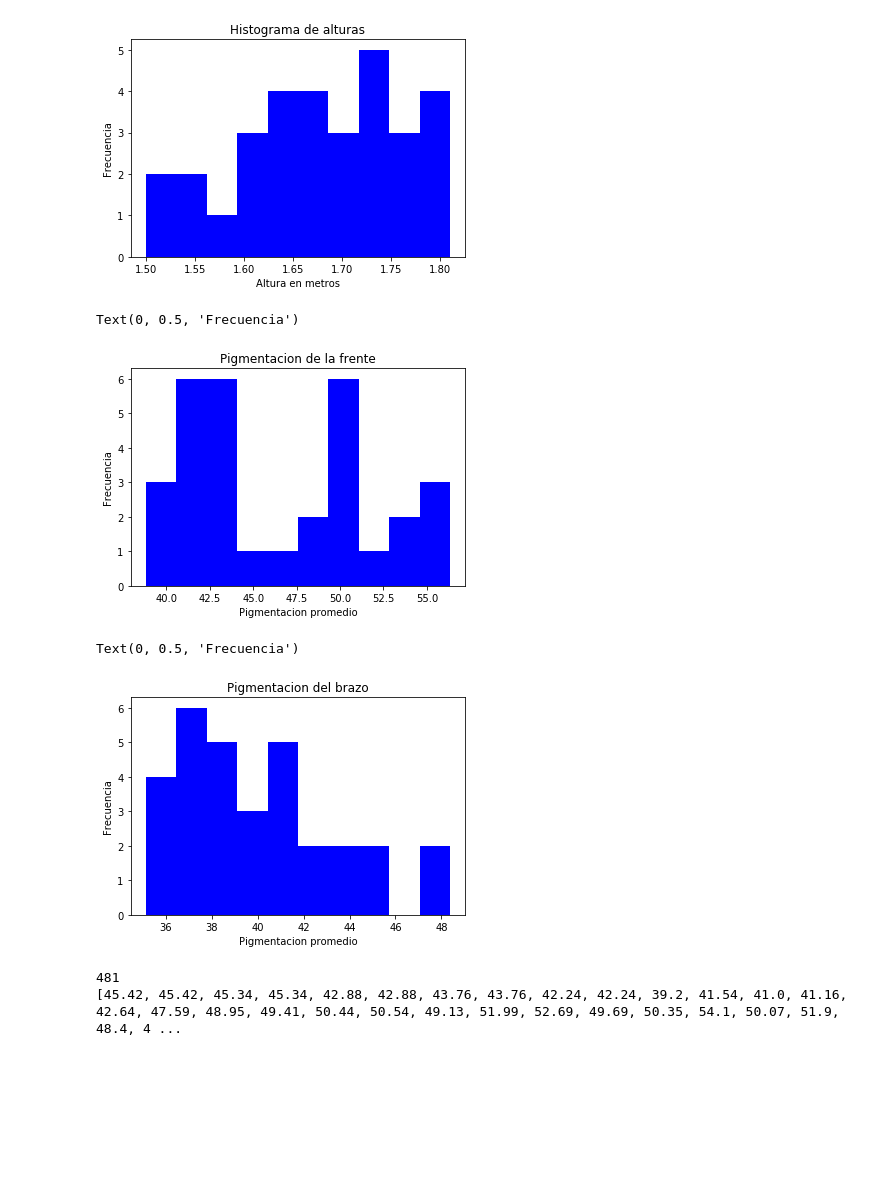
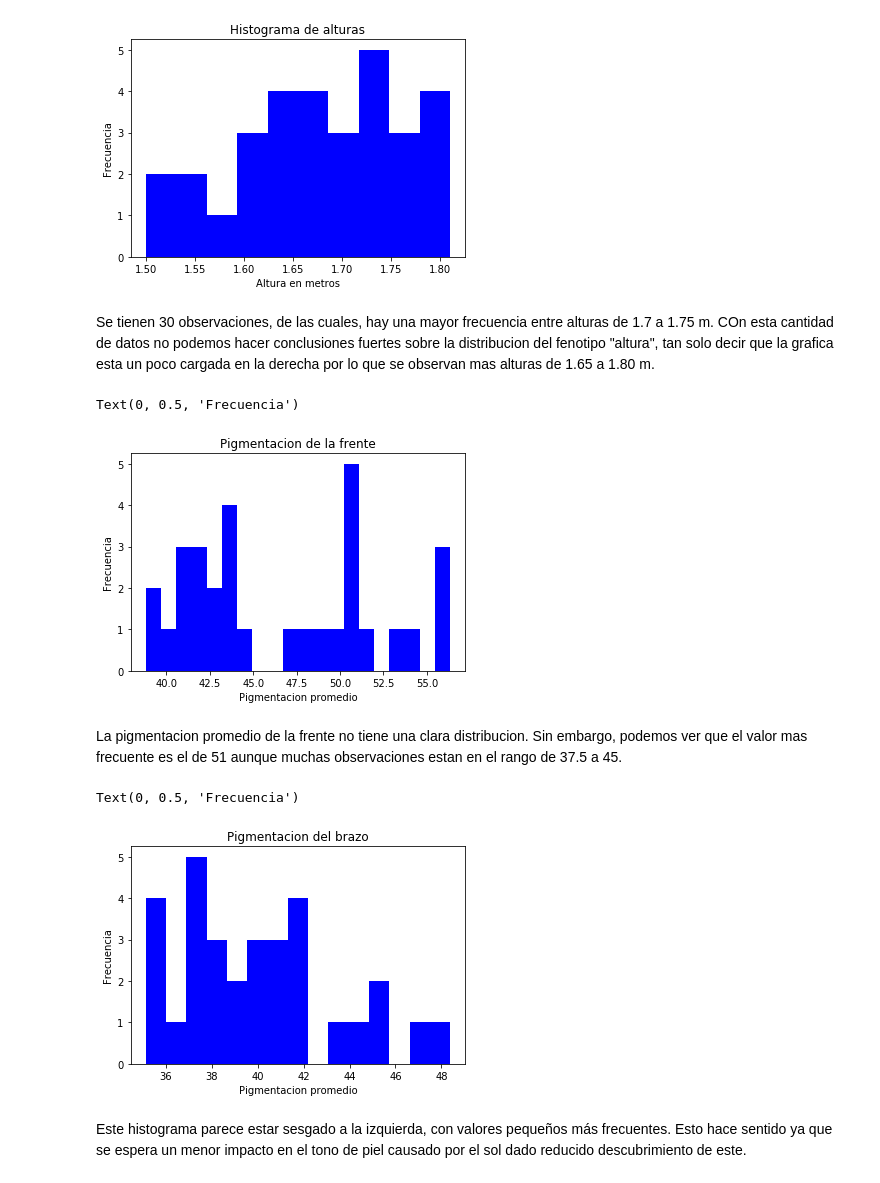
Before and after one commit to mpadilla905/db1stclass, a Jupyter notebook: Genetica_graphics.ipynb, the cells around one changed output. Cells and saved outputs as stored; diff of their text form; code cells hidden in the pictures; blank space fills up the shorter version.

Commit message:
adicion de comentarios a las graficas y boxplots de frrente y brazo individuales

```diff
--- a/Genetica_graphics.ipynb
+++ b/Genetica_graphics.ipynb
@@ -89,23 +91,36 @@ plt.ylabel("Frecuencia")
 # %% [output]
 Text(0, 0.5, 'Frecuencia')
 [figure]
+# %% [markdown]
+Se tienen 30 observaciones, de las cuales, hay una mayor frecuencia entre alturas de 1.7 a 1.75 m. COn esta cantidad de datos no podemos hacer conclusiones fuertes sobre la distribucion del fenotipo "altura", tan solo decir que la grafica esta un poco cargada en la derecha por lo que se observan mas alturas de 1.65 a 1.80 m.
 # %%
-plt.hist(frenteavg,10,facecolor='b')
+#histograma de pigmentacion de la frente
+plt.hist(frenteavg,20,facecolor='b')
 plt.title("Pigmentacion de la frente")
 plt.xlabel("Pigmentacion promedio")
 plt.ylabel("Frecuencia")
 # %% [output]
 Text(0, 0.5, 'Frecuencia')
-[figure, old version]
+[figure, new version]
+# %% [markdown]
+La pigmentacion promedio de la frente no tiene una clara distribucion. Sin embargo, podemos ver que el valor mas frecuente es el de 51 aunque muchas observaciones estan en el rango de 37.5 a 45.
 # %%
-plt.hist(brazoavg,10,facecolor='b')
+#histograma de pigmentacion del brazo
+plt.hist(brazoavg,15,facecolor='b')
 plt.title("Pigmentacion del brazo")
 plt.xlabel("Pigmentacion promedio")
 plt.ylabel("Frecuencia")
 # %% [output]
 Text(0, 0.5, 'Frecuencia')
-[figure, old version]
+[figure, new version]
+# %% [markdown]
+Este histograma parece estar sesgado a la izquierda, con valores pequeños más frecuentes. Esto hace sentido ya que se espera un menor impacto en el tono de piel causado por el sol dado reducido descubrimiento de este.
 # %%
+# manera 0 eficiente de obtener listas que contengan...
+#      para cada persona, para cada medicion, el promedio entre brazo y frente de ese no. de medicion
+#  i.e. [ persona1[ (br1+fr1)/2 ,..., (br5+fr5)/2 ] , ... , persona30[(br1+fr1)/2,...,(br5+fr5)/2]]
+
+#saco el vector con todas las mediciones de pigm de frente
 frente, c=[],1
 for i in rows:
     if c >= 7 and c <= 11:
@@ -113,8 +128,9 @@ for i in rows:
     if (c-7)%16 == 0 or (c-8)%16 == 0 or (c-9)%16 == 0 or (c-10)%16 == 0 or (c-11)%16 == 0:
         frente.append(i[0])
     c=c+1
-print(c)
-print(frente)
+#print(c)
+#print(frente)
+#saco el vector con todas las mediciones de pigm de brazo
 brazo, c=[],1
 for i in rows:
     if c >= 12 and c <= 16:
@@ -123,11 +139,13 @@ for i in rows:
         brazo.append(i[0])
     c=c+1
 #print(brazo)
+#vector con promedio de mediciones: (frente+brazo)/2
 brfr, c = [], 0
 for i in brazo:
     brfr.append((i+frente[c])/2)
     c=c+1
 #print(brfr)
+# lo mismo pero separado en listas para cada persona
 datospigm, persona, c = [], [],0
 for i in brfr:
     if c >= 0 and c <=4:
@@ -138,7 +156,4 @@ for i in brfr:
         persona = []
         c = 0
 #print(datospigm)
-# %% [output]
-481
-[45.42, 45.42, 45.34, 45.34, 42.88, 42.88, 43.76, 43.76, 42.24, 42.24, 39.2, 41.54, 41.0, 41.16, 42.64, 47.59, 48.95, 49.41, 50.44, 50.54, 49.13, 51.99, 52.69, 49.69, 50.35, 54.1, 50.07, 51.9, 48.4, 4 ...
 # %%
```
Also changed, not shown: parts of 16 cells of this notebook.
